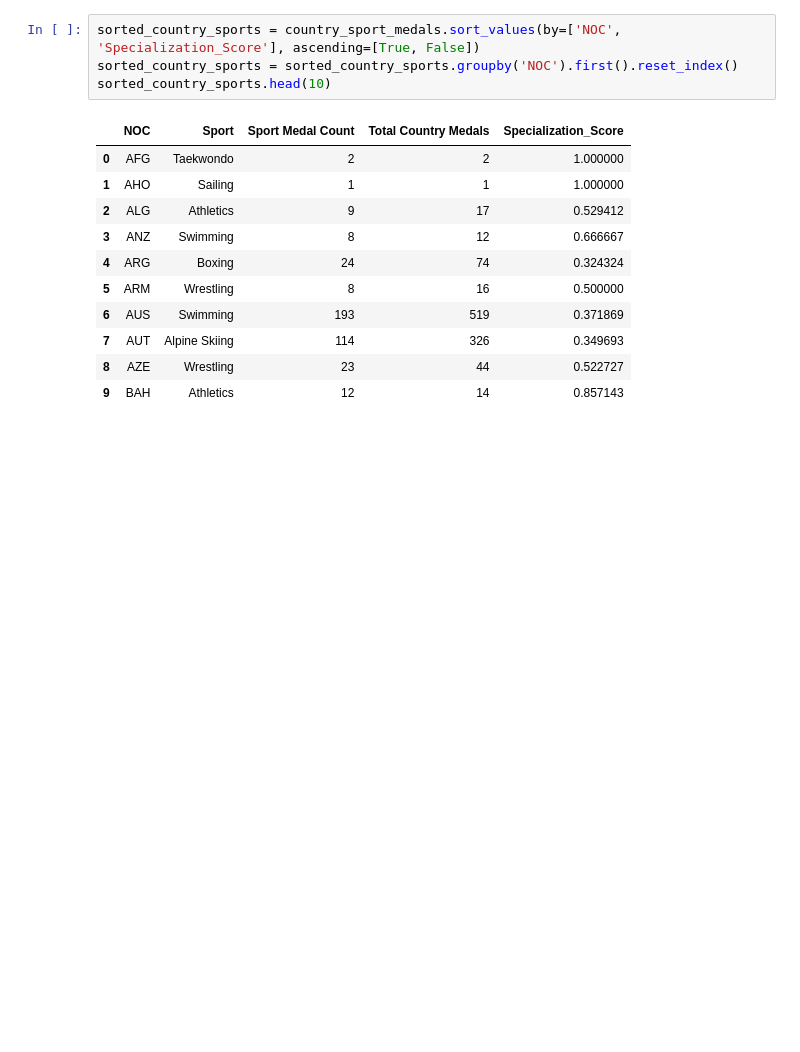
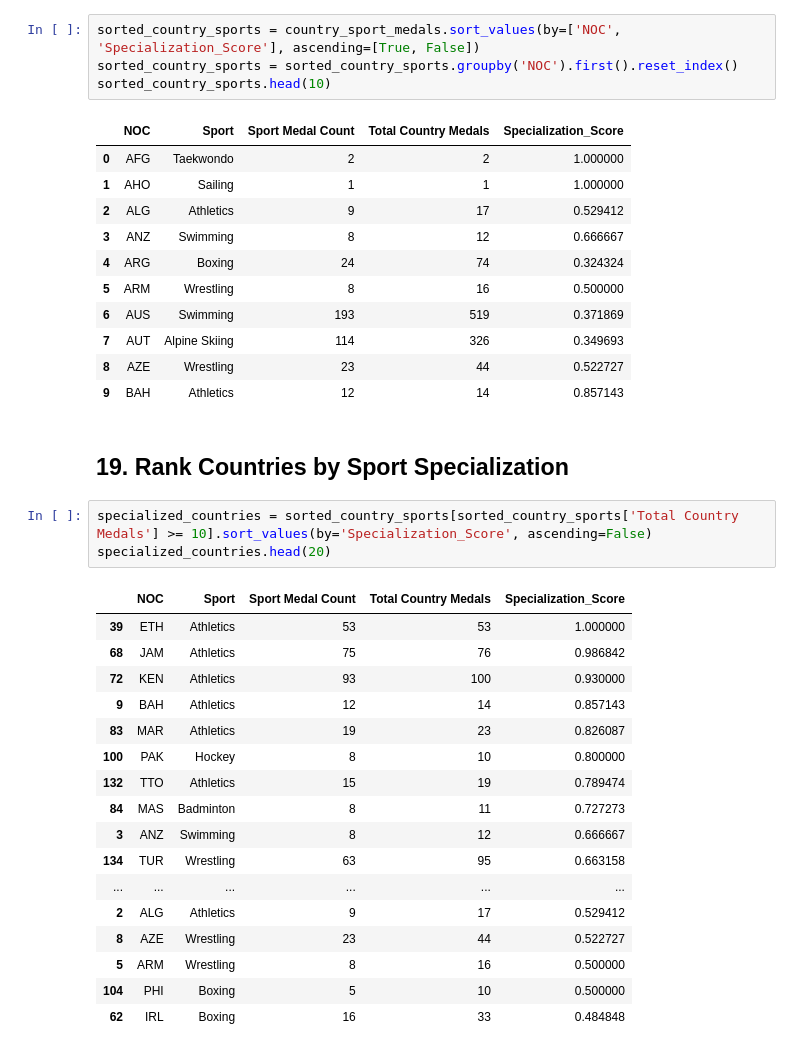
Before and after one commit to Jenushan44/olympic-performance-analyzer, a Jupyter notebook: notebooks/olympics_analysis.ipynb, the cells around one changed output. Cells and saved outputs as stored; diff of their text form; blank space fills up the shorter version.

Commit message:
Rank countries by sport specialization

```diff
--- a/notebooks/olympics_analysis.ipynb
+++ b/notebooks/olympics_analysis.ipynb
@@ -301,3 +301,26 @@ sorted_country_sports.head(10)
 | 7 | AUT | Alpine Skiing | 114 | 326 | 0.349693 |
 | 8 | AZE | Wrestling | 23 | 44 | 0.522727 |
 | 9 | BAH | Athletics | 12 | 14 | 0.857143 |
+# %% [markdown]
+## 19. Rank Countries by Sport Specialization
+# %%
+specialized_countries = sorted_country_sports[sorted_country_sports['Total Country Medals'] >= 10].sort_values(by='Specialization_Score', ascending=False)
+specialized_countries.head(20)
+# %% [output]
+|  | NOC | Sport | Sport Medal Count | Total Country Medals | Specialization_Score |
+| 39 | ETH | Athletics | 53 | 53 | 1.000000 |
+| 68 | JAM | Athletics | 75 | 76 | 0.986842 |
+| 72 | KEN | Athletics | 93 | 100 | 0.930000 |
+| 9 | BAH | Athletics | 12 | 14 | 0.857143 |
+| 83 | MAR | Athletics | 19 | 23 | 0.826087 |
+| 100 | PAK | Hockey | 8 | 10 | 0.800000 |
+| 132 | TTO | Athletics | 15 | 19 | 0.789474 |
+| 84 | MAS | Badminton | 8 | 11 | 0.727273 |
+| 3 | ANZ | Swimming | 8 | 12 | 0.666667 |
+| 134 | TUR | Wrestling | 63 | 95 | 0.663158 |
+| ... | ... | ... | ... | ... | ... |
+| 2 | ALG | Athletics | 9 | 17 | 0.529412 |
+| 8 | AZE | Wrestling | 23 | 44 | 0.522727 |
+| 5 | ARM | Wrestling | 8 | 16 | 0.500000 |
+| 104 | PHI | Boxing | 5 | 10 | 0.500000 |
+| 62 | IRL | Boxing | 16 | 33 | 0.484848 |
```
